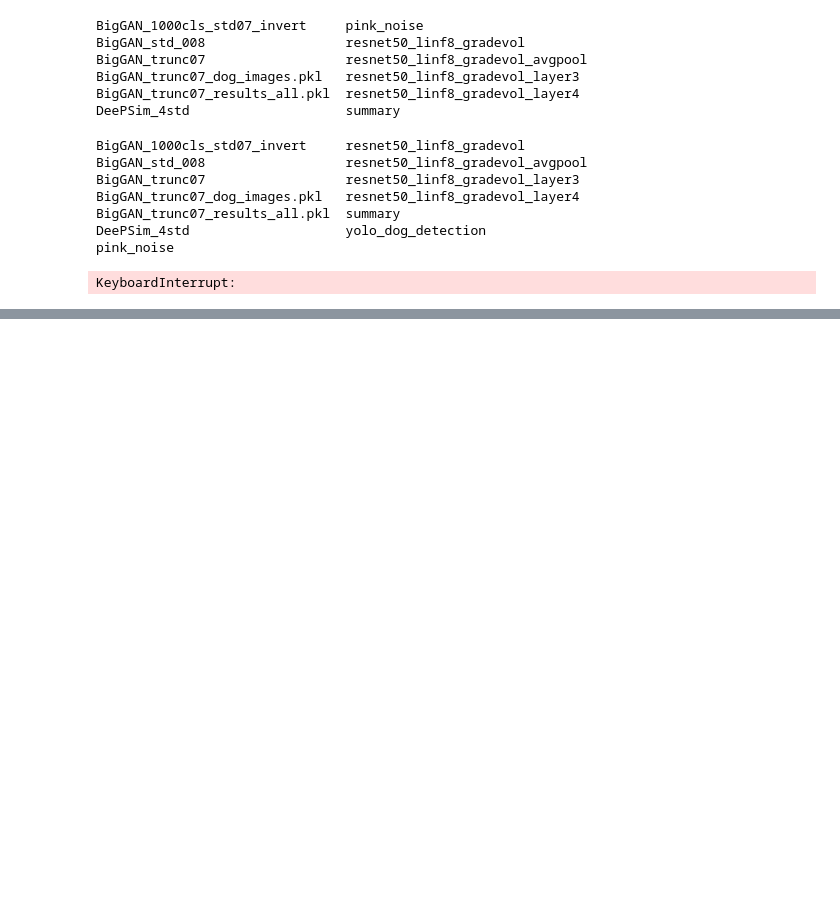
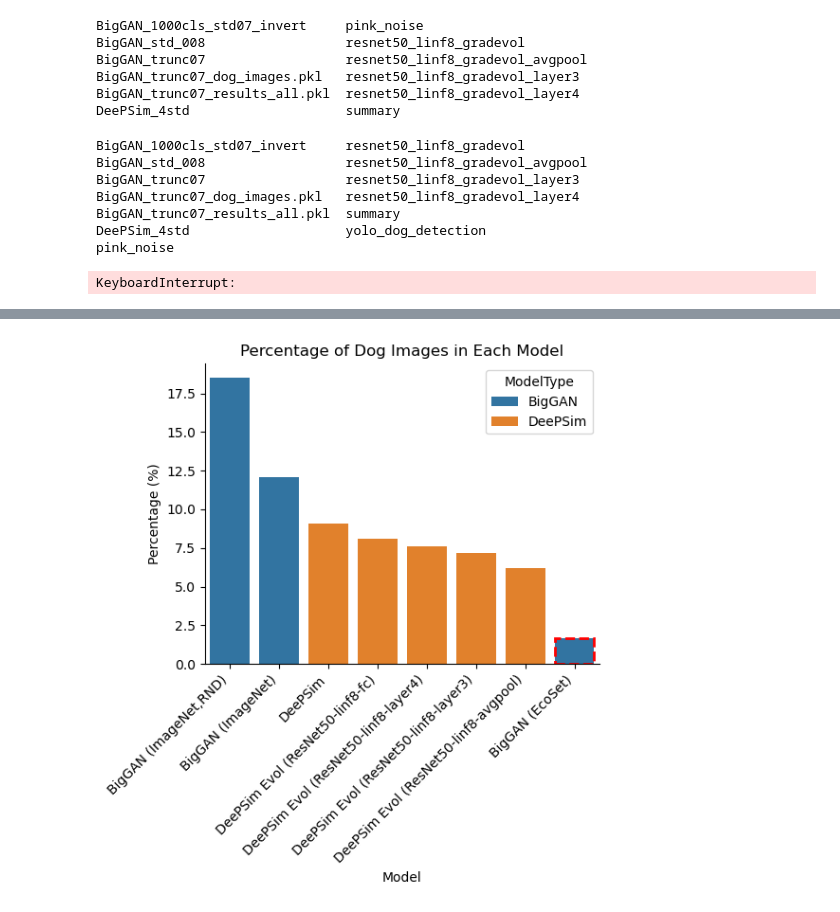
Before and after one commit to Animadversio/Neuro-ActMax-GAN-comparison, a Jupyter notebook: notebooks/Dataset_dog_detection.ipynb, the cells around one changed output, grey strips where cells are left out. Cells and saved outputs as stored; diff of their text form; code cells hidden in the pictures; blank space fills up the shorter version.

```diff
--- a/notebooks/Dataset_dog_detection.ipynb
+++ b/notebooks/Dataset_dog_detection.ipynb
@@ -111,0 +140,15 @@ for dataset_str in ["resnet50_linf8_gradevol",
+# %%
+df['Model'] = df['Model'].replace({
+    "BigGAN_std_008": "BigGAN (ImageNet,RND)",
+    "BigGAN (ImageNet)": "BigGAN (ImageNet)",
+    "DeePSim_4std": "DeePSim",
+    "resnet50_linf8_gradevol": "DeePSim Evol (ResNet50-linf8-fc)",
+    "resnet50_linf8_gradevol_avgpool": "DeePSim Evol (ResNet50-linf8-avgpool)",
+    "resnet50_linf8_gradevol_layer4": "DeePSim Evol (ResNet50-linf8-layer4)",
+    "resnet50_linf8_gradevol_layer3": "DeePSim Evol (ResNet50-linf8-layer3)"
+})
+df["Percentage (%)"] = df["Numerator"] / df["Denominator"] * 100
+# Add model type column
+df["ModelType"] = df["Model"].apply(lambda x: "BigGAN" if "BigGAN" in x else "DeePSim")
+# Add dataset column
+df["Dataset"] = df["Model"].apply(lambda x: "EcoSet" if "EcoSet" in x else "ImageNet")
@@ -111,0 +167,28 @@ for dataset_str in ["resnet50_linf8_gradevol",
+# %%
+# Create a bar plot
+figh, ax = plt.subplots(figsize=(5.5, 6))
+sns.barplot(x='Model', y='Percentage (%)', data=df, order=df.sort_values('Percentage (%)', ascending=False).Model, hue="ModelType")
+# Add highlight for EcoSet model
+# Get the height of the EcoSet bar
+ecoset_height = df[df['Dataset'] == 'EcoSet']['Percentage (%)'].iloc[0]
+# Find the patch with matching height
+bar_width = ax.patches[0].get_width()  # Width is same for all bars
+for patch in ax.patches:
+    if abs(patch.get_height() - ecoset_height) < 0.01:  # Allow small numerical difference
+        bar_pos = patch.get_x()
+        bar_height = patch.get_height()
+        break
+
+plt.gca().add_patch(plt.Rectangle((bar_pos, 0), bar_width, bar_height,
+                                 fill=False, linestyle='--', color='red', linewidth=2))
+
+
+plt.xlabel('Model')
+plt.ylabel('Percentage (%)')
+plt.title('Percentage of Dog Images in Each Model')
+plt.xticks(rotation=45, ha='right')
+plt.tight_layout()
+saveallforms(savedir, "dataset_dog_detection_percentage_barplot_polished")
+plt.show()
+# %% [output]
+[figure, added]
```
Also changed, not shown: parts of 6 cells of this notebook, 3 other files.
